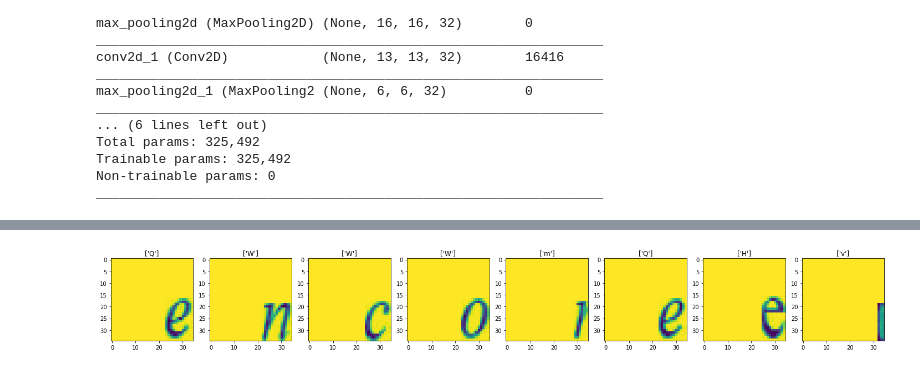
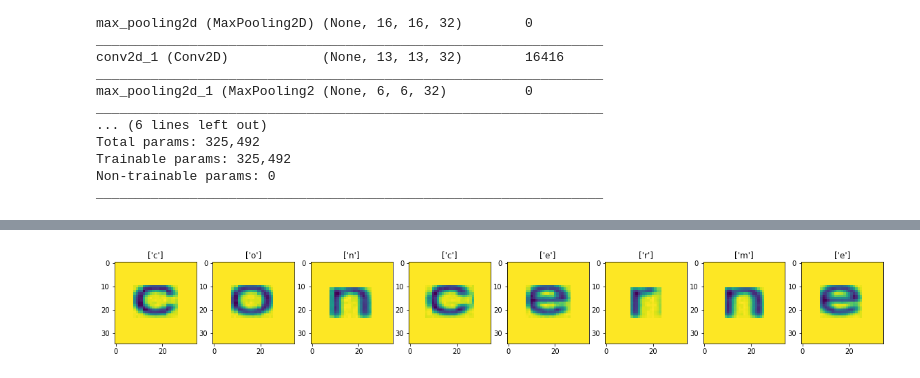
Before and after one commit to greg-bioinfo/transform_image_to_text, a Jupyter notebook: CNN_letter.ipynb, the cells around one changed output, grey strips where cells are left out. Cells and saved outputs as stored; diff of their text form; code cells hidden in the pictures.

```diff
--- a/CNN_letter.ipynb
+++ b/CNN_letter.ipynb
@@ -173,25 +179,30 @@ losses[["loss","val_loss"]].plot()
 # %%
 list_lettre=os.listdir("lettre")
-plt.figure(figsize=(25,25))
+plt.figure(figsize=(20,20))
 for l in range(len(list_lettre)):
     img=imread(r"C:\Users\Grégoire\Documents\programmation\opencv\lettre\{}".format(list_lettre[l]))
     padx=img_shape-img.shape[0]
     pady=img_shape-img.shape[1]
 
     pred=np.zeros((img_shape,img_shape))
-    for i in range(padx):
+    pred.fill(255)
+    for i in range(padx//2):
         pred[i,:]=255
-    for j in range(pady):
+    for i in range(img_shape-padx//2,img_shape):
+        pred[i,:]=255
+    for j in range(pady//2):
         pred[:,j]=255
-
-    for i in range(padx,img_shape):
-        for j in range(pady,img_shape):
-            pred[i,j]=img[i-padx,j-pady]
+    for j in range(img_shape-pady//2,img_shape):
+        pred[:,j]=255
+    for i in range(img.shape[0]):
+        for j in range(img.shape[1]):
+            pred[i+padx//2,j+pady//2]=img[i,j]
     plt.subplot(1,len(list_lettre),l+1)
-    plt.imshow(pred)
     pred=pred/255
     plt.title(f"{lb.inverse_transform(model.predict(pred.reshape((1,img_shape,img_shape,1))))}")
+    plt.imshow(pred)
+
 
 plt.show()
 # %% [output]
-[figure, old version]
+[figure, new version]
```
Also changed, not shown: parts of 14 cells of this notebook.
